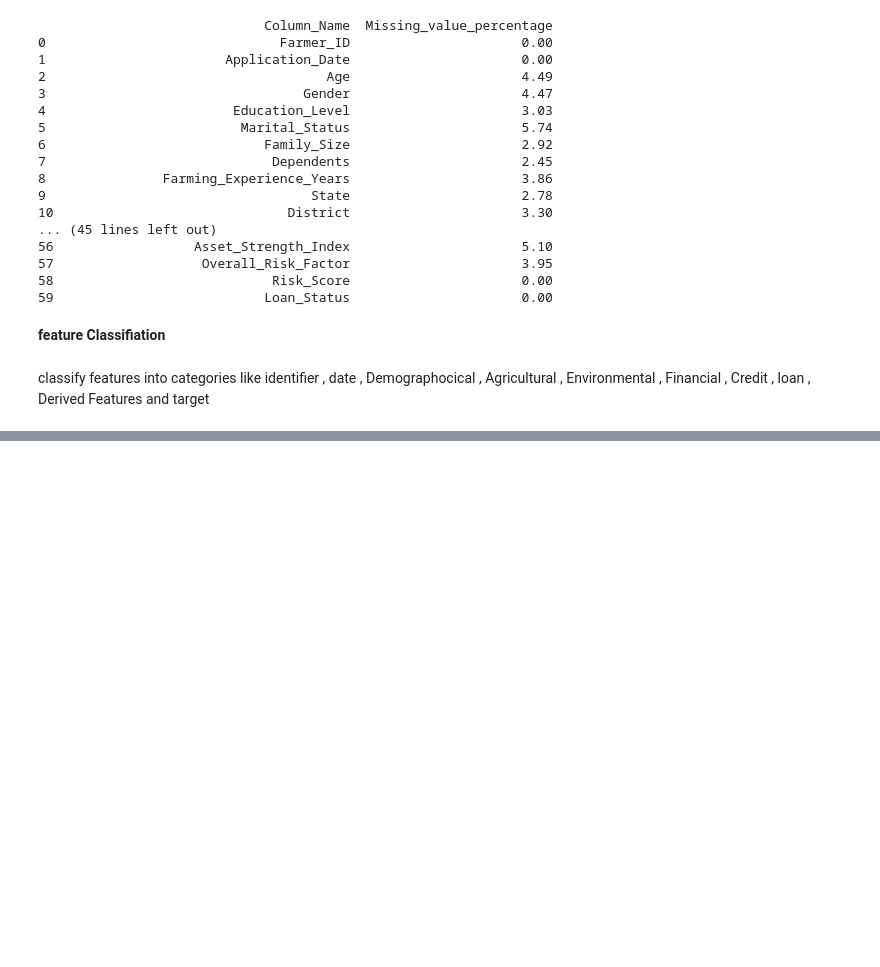
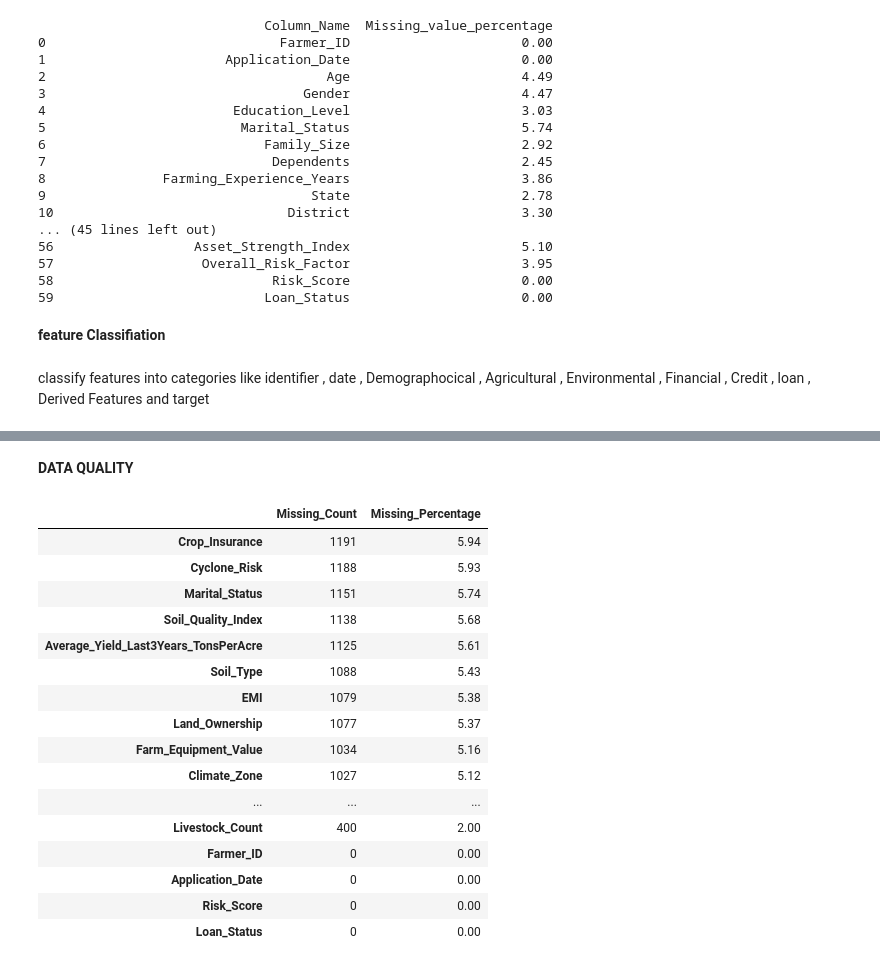
Before and after one commit to Nikhilsankhyan0/Agrisheild-AI, a Jupyter notebook: AgriSheildAI.ipynb, the cells around one changed output, grey strips where cells are left out. Cells and saved outputs as stored; diff of their text form; code cells hidden in the pictures; blank space fills up the shorter version.

```diff
--- a/AgriSheildAI.ipynb
+++ b/AgriSheildAI.ipynb
@@ -243,0 +389,31 @@ feature_audit.loc[
+# %% [markdown]
+**DATA QUALITY**
+# %%
+missing_report = pd.DataFrame({
+    'Missing_Count': df.isnull().sum(),
+    'Missing_Percentage': (df.isnull().mean() * 100).round(2)
+})
+
+missing_report = missing_report.sort_values(
+    'Missing_Percentage',
+    ascending=False
+)
+missing_report
+# %% [output]
+|  | Missing_Count | Missing_Percentage |
+| Crop_Insurance | 1191 | 5.94 |
+| Cyclone_Risk | 1188 | 5.93 |
+| Marital_Status | 1151 | 5.74 |
+| Soil_Quality_Index | 1138 | 5.68 |
+| Average_Yield_Last3Years_TonsPerAcre | 1125 | 5.61 |
+| Soil_Type | 1088 | 5.43 |
+| EMI | 1079 | 5.38 |
+| Land_Ownership | 1077 | 5.37 |
+| Farm_Equipment_Value | 1034 | 5.16 |
+| Climate_Zone | 1027 | 5.12 |
+| ... | ... | ... |
+| Livestock_Count | 400 | 2.00 |
+| Farmer_ID | 0 | 0.00 |
+| Application_Date | 0 | 0.00 |
+| Risk_Score | 0 | 0.00 |
+| Loan_Status | 0 | 0.00 |
```
Also changed, not shown: parts of 32 cells of this notebook.
